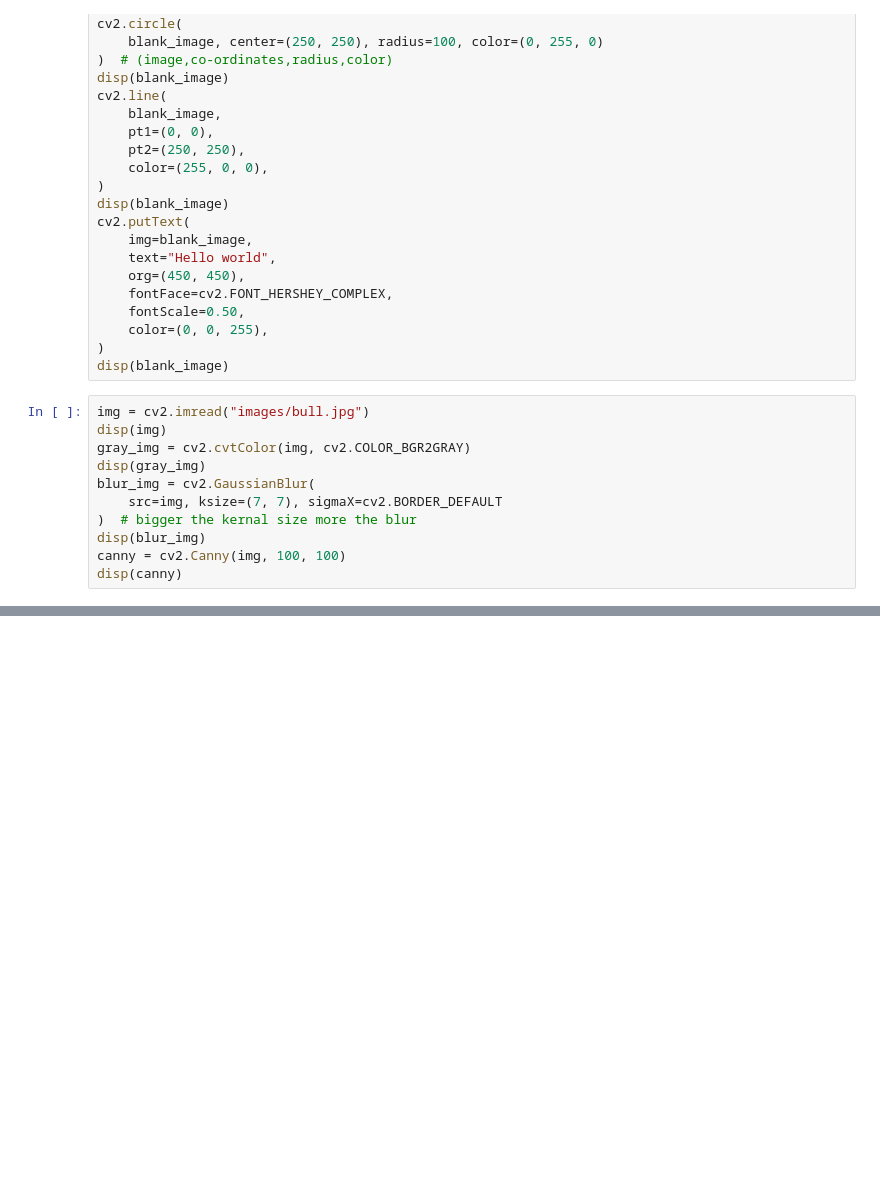
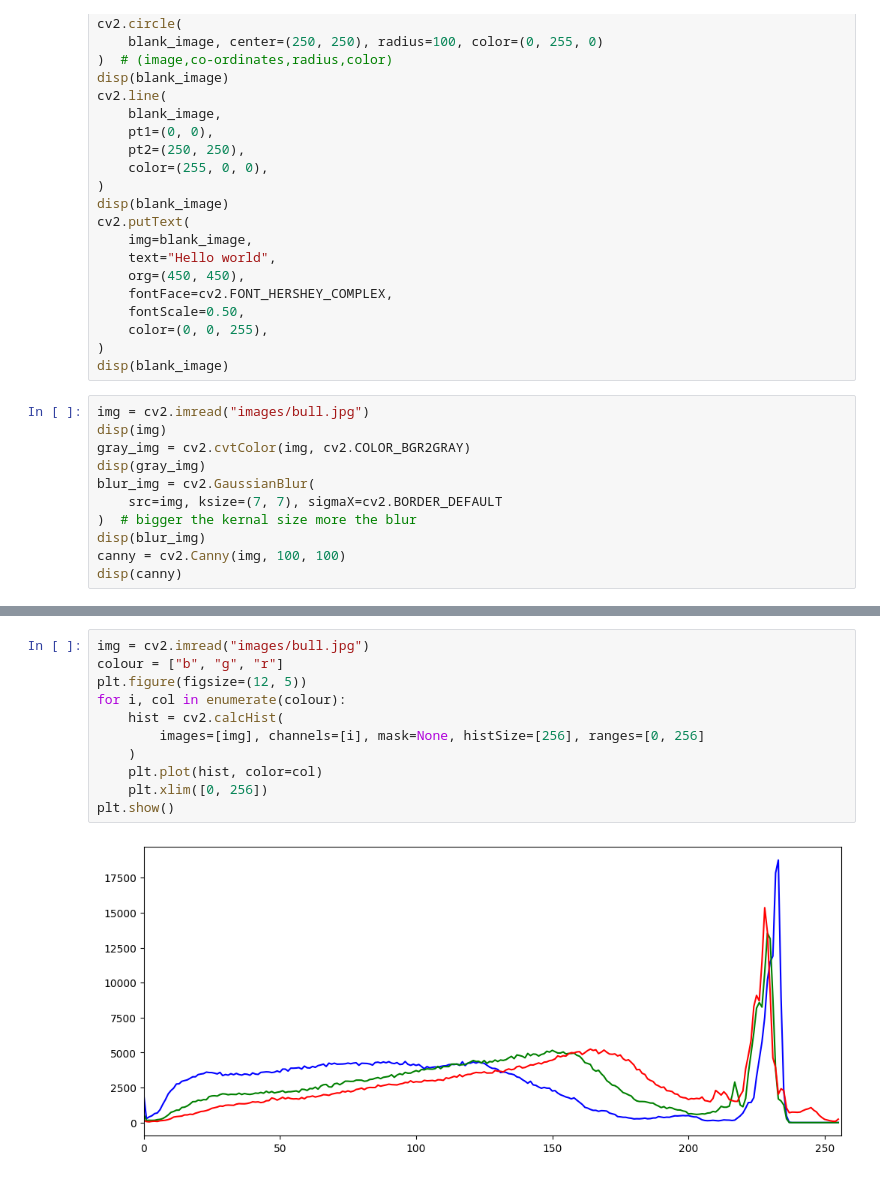
Before and after one commit to AbhijeetJ-512/image-processing, a Jupyter notebook: pratice/openncv.ipynb, the cells around one changed output, grey strips where cells are left out. Drawn from its saved outputs; the diff is of its cells as text; blank space fills up the shorter version.

```diff
--- a/pratice/openncv.ipynb
+++ b/pratice/openncv.ipynb
@@ -62,0 +99,13 @@ disp(translated)
+# %%
+img = cv2.imread("images/bull.jpg")
+colour = ["b", "g", "r"]
+plt.figure(figsize=(12, 5))
+for i, col in enumerate(colour):
+    hist = cv2.calcHist(
+        images=[img], channels=[i], mask=None, histSize=[256], ranges=[0, 256]
+    )
+    plt.plot(hist, color=col)
+    plt.xlim([0, 256])
+plt.show()
+# %% [output]
+[figure, added]
```
Also changed, not shown: parts of 6 cells of this notebook.
